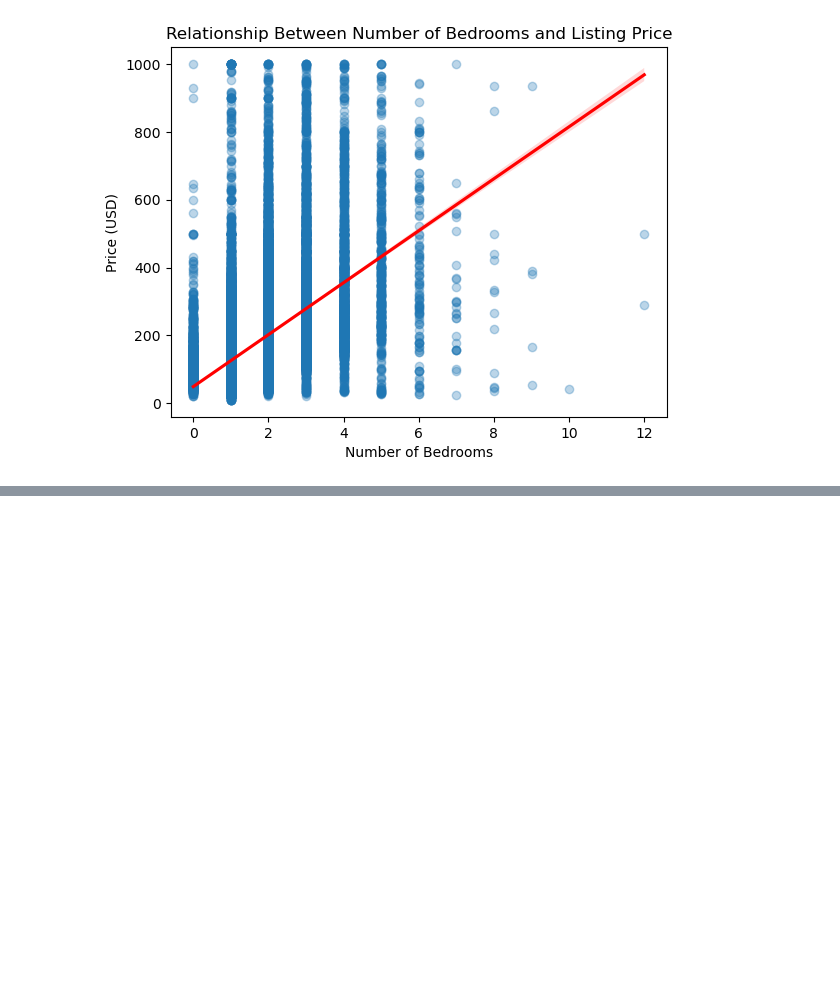
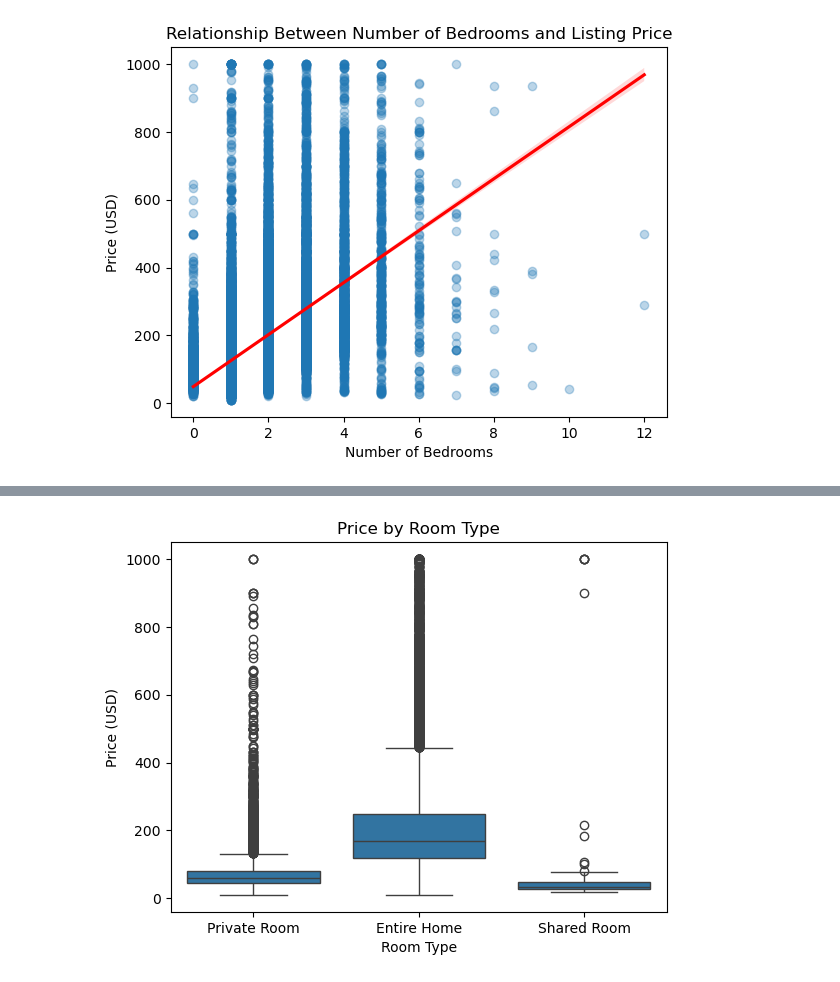
Before and after one commit to ft347/empirical-project, a Jupyter notebook: notebooks/03_data_analysis.ipynb, the cells around one changed output, grey strips where cells are left out. Cells and saved outputs as stored; diff of their text form; code cells hidden in the pictures; blank space fills up the shorter version.

```diff
--- a/notebooks/03_data_analysis.ipynb
+++ b/notebooks/03_data_analysis.ipynb
@@ -87,0 +139,26 @@ plt.show()
+# %%
+# Label type of room
+df["room_type_clean"] = df.apply(
+    lambda row: "Entire Home"
+    if row.get("room_type_Private room", 0) == 0 and row.get("room_type_Shared room", 0) == 0
+    else "Private Room"
+    if row.get("room_type_Private room", 0) == 1
+    else "Shared Room",
+    axis=1
+)
+
+# Plot room type and price on a boxplot
+sns.boxplot(x="room_type_clean", y="price", data=df)
+
+# Add labels
+plt.title("Price by Room Type")
+plt.xlabel("Room Type")
+plt.ylabel("Price (USD)")
+
+# Save figure
+plt.savefig("../figures/03_price_room_type.png")
+
+# Show figure
+plt.show()
+# %% [output]
+[figure, added]
```
Also changed, not shown: parts of 4 cells of this notebook, 7 other files.
